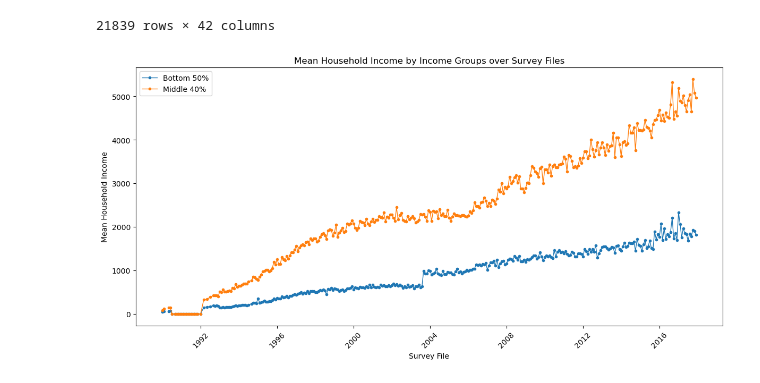
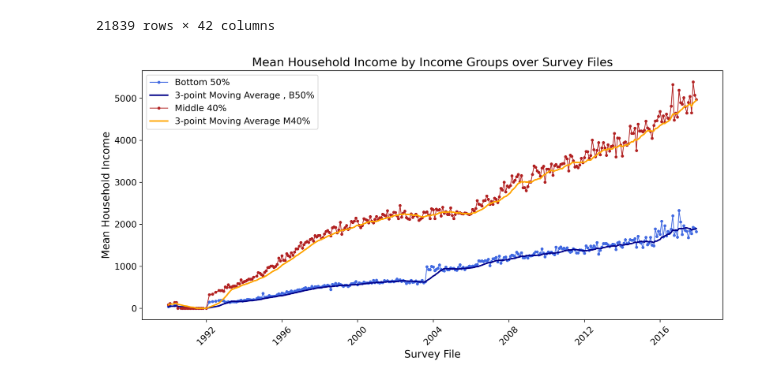
Before and after one commit to jendrkk/LRDWI-Paper, a Jupyter notebook: Code/analysis/01_basic_analysis.ipynb, the cells around one changed output. Cells and saved outputs as stored; diff of their text form; code cells hidden in the pictures.

```diff
--- a/Code/analysis/01_basic_analysis.ipynb
+++ b/Code/analysis/01_basic_analysis.ipynb
@@ -14,6 +14,7 @@ def find_repo_root(start=Path.cwd()):
 
 repo_root = find_repo_root()
 data_root = repo_root.parent.parent / 'Data' / 'CBOS ready'
+plot_root = repo_root.parent.parent / 'Plots' / "CBOS"
 # %%
 # Load cleaned data
 df = pd.read_csv(data_root / 'CBOS_data_cleaned.csv')
@@ -125,6 +126,15 @@ Mean income_hh for CBOS_330_11_2017.sav: 1618.377981651376
 Mean income_hh for CBOS_331_12_2017.sav: 1670.2996031746031
 # %%
 import matplotlib.pyplot as plt
+# Set parmeters for plots
+plt.rcParams.update({
+    'axes.titlesize': 16,
+    'axes.labelsize': 14,
+    'xtick.labelsize': 12,
+    'ytick.labelsize': 12,
+    'legend.fontsize': 12,
+    'figure.dpi': 300
+})
 # %%
 # plot means over time
 
@@ -277,17 +291,24 @@ for file in files:
 # %%
 # plot means over time
 
-plt.figure(figsize=(12, 6))
-plt.plot(dates, bottom_50_means, marker='.', label='Bottom 50%', linewidth=1)
-plt.plot(dates, middle_40_means, marker='.', label='Middle 40%', linewidth=1)
+plt.figure(figsize=(12,6))
+plt.plot(dates, bottom_50_means, marker='.', label='Bottom 50%', linewidth=1, color='royalblue')
+# Moveing average with window size 3
+roll_ave= pd.Series(bottom_50_means).rolling(window=12, min_periods=1).mean()
+plt.plot(dates, roll_ave, label='3-point Moving Average , B50%', color='darkblue', linewidth=2)
+plt.plot(dates, middle_40_means, marker='.', label='Middle 40%', linewidth=1, color='firebrick')
 #plt.plot(dates, upper_10_means, marker='.', label='Upper 10%', linewidth=1)
+# Moveing average with window size 3
+roll_ave= pd.Series(middle_40_means).rolling(window=12, min_periods=1).mean()
+plt.plot(dates, roll_ave, label='3-point Moving Average M40%', color='orange', linewidth=2)
 plt.xticks(rotation=45)
 #plt.ylim(0, 19000)
 plt.xlabel('Survey File')
 plt.ylabel('Mean Household Income')
 plt.title('Mean Household Income by Income Groups over Survey Files')
 plt.legend()
 plt.tight_layout()
+plt.savefig(plot_root / 'CBOS_01_3_B50M40_hh_income_w.png', dpi=300)
 plt.show()
 # %% [output]
-[figure, old version]
+[figure, new version]
```
Also changed, not shown: parts of 4 cells of this notebook, 23 other files.
